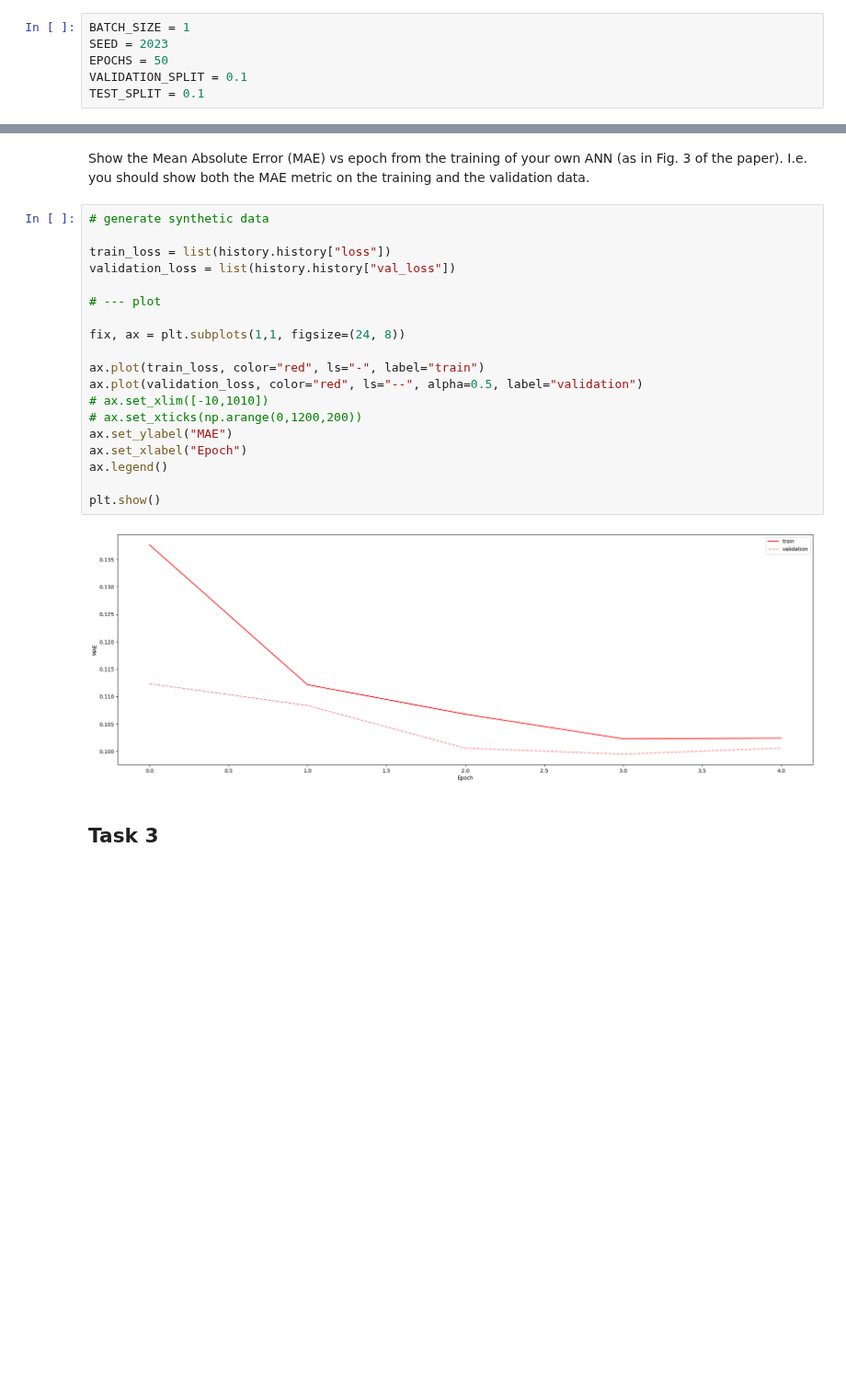
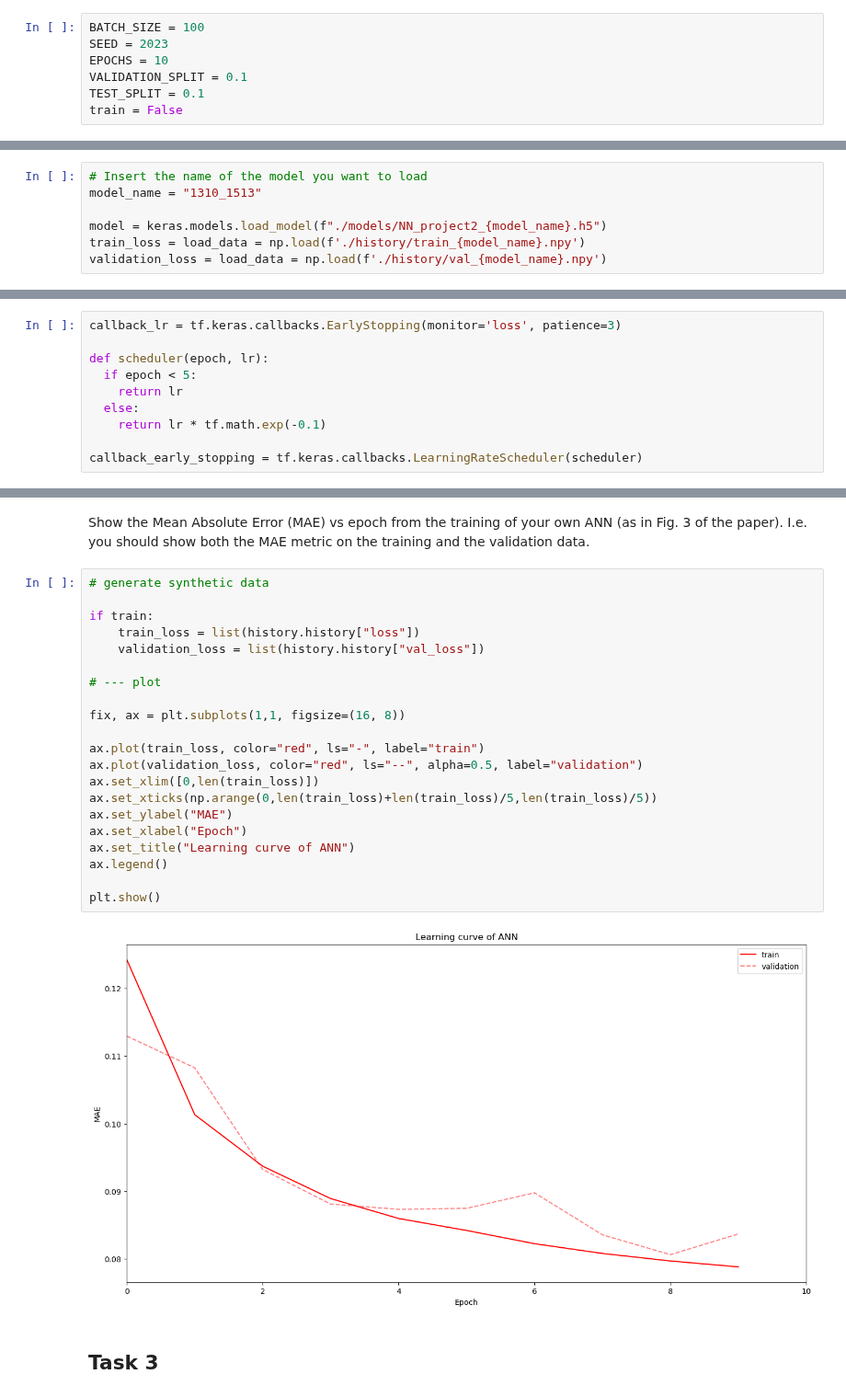
Before and after one commit to stach/lfd-project, a Jupyter notebook: Project2/project2.ipynb, the cells around one changed output, grey strips where cells are left out. Shown at 92% size. Drawn from its saved outputs; the diff is of its cells as text; blank space fills up the shorter version.

```diff
--- a/Project2/project2.ipynb
+++ b/Project2/project2.ipynb
@@ -31,11 +27,12 @@ Available GPUs:  []
 # %% [markdown]
 Define constants and hyperparameters
 # %%
-BATCH_SIZE = 1
+BATCH_SIZE = 100
 SEED = 2023
-EPOCHS = 50
+EPOCHS = 10
 VALIDATION_SPLIT = 0.1
 TEST_SPLIT = 0.1
+train = False
 # %% [markdown]
 ## Task 1
 # %% [markdown]
@@ -215,3 +213,10 @@ loss = losses.MeanAbsoluteError()
 model.compile(optimizer=optimizer, loss=loss)
 # %% [markdown]
 ### or load an existing model
+# %%
+# Insert the name of the model you want to load
+model_name = "1310_1513"
+
+model = keras.models.load_model(f"./models/NN_project2_{model_name}.h5")
+train_loss = load_data = np.load(f'./history/train_{model_name}.npy')
+validation_loss = load_data = np.load(f'./history/val_{model_name}.npy')
@@ -238,6 +247,16 @@ Non-trainable params: 0 (0.00 Byte)
 _________________________________________________________________
 # %% [markdown]
 ### Fit our model
+# %%
+callback_lr = tf.keras.callbacks.EarlyStopping(monitor='loss', patience=3)
+
+def scheduler(epoch, lr):
+  if epoch < 5:
+    return lr
+  else:
+    return lr * tf.math.exp(-0.1)
+
+callback_early_stopping = tf.keras.callbacks.LearningRateScheduler(scheduler)
 # %%
 history = model.fit(dataset_train,
                     epochs=EPOCHS,
@@ -355,24 +369,26 @@ Show the Mean Absolute Error (MAE) vs epoch from the training of your own ANN (a
 # %%
 # generate synthetic data
 
-train_loss = list(history.history["loss"])
-validation_loss = list(history.history["val_loss"])
+if train:
+    train_loss = list(history.history["loss"])
+    validation_loss = list(history.history["val_loss"])
 
 # --- plot
 
-fix, ax = plt.subplots(1,1, figsize=(24, 8))
+fix, ax = plt.subplots(1,1, figsize=(16, 8))
 
 ax.plot(train_loss, color="red", ls="-", label="train")
 ax.plot(validation_loss, color="red", ls="--", alpha=0.5, label="validation")
-# ax.set_xlim([-10,1010])
-# ax.set_xticks(np.arange(0,1200,200))
+ax.set_xlim([0,len(train_loss)])
+ax.set_xticks(np.arange(0,len(train_loss)+len(train_loss)/5,len(train_loss)/5))
 ax.set_ylabel("MAE")
 ax.set_xlabel("Epoch")
+ax.set_title("Learning curve of ANN")
 ax.legend()
 
 plt.show()
 # %% [output]
-[figure, old version]
+[figure, new version]
 # %% [markdown]
 ## Task 3
 # %% [markdown]
```
Also changed, not shown: parts of 21 cells of this notebook, 5 other files.
